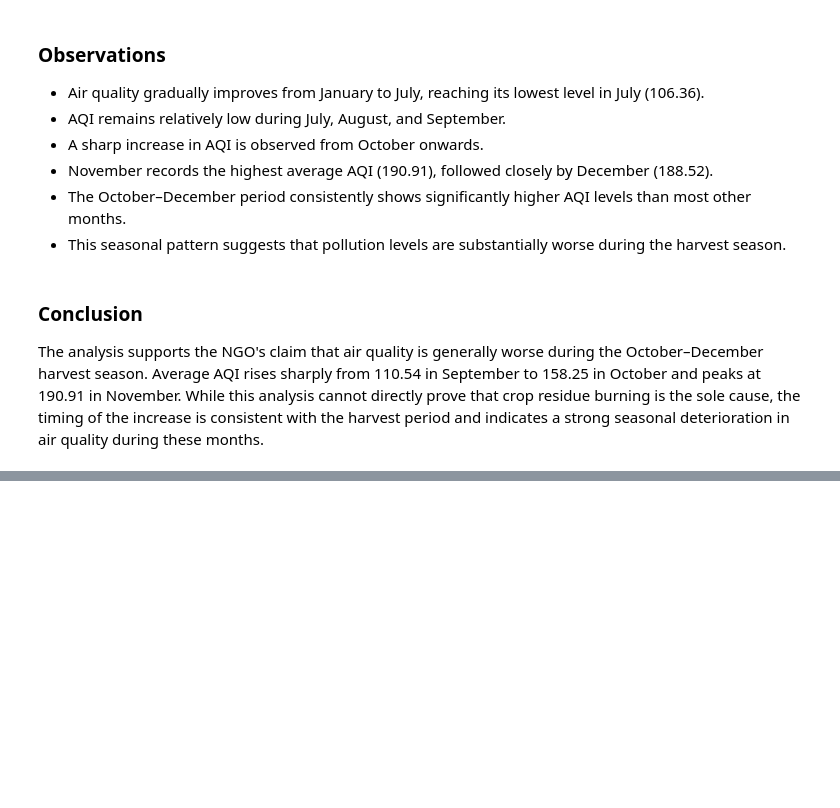
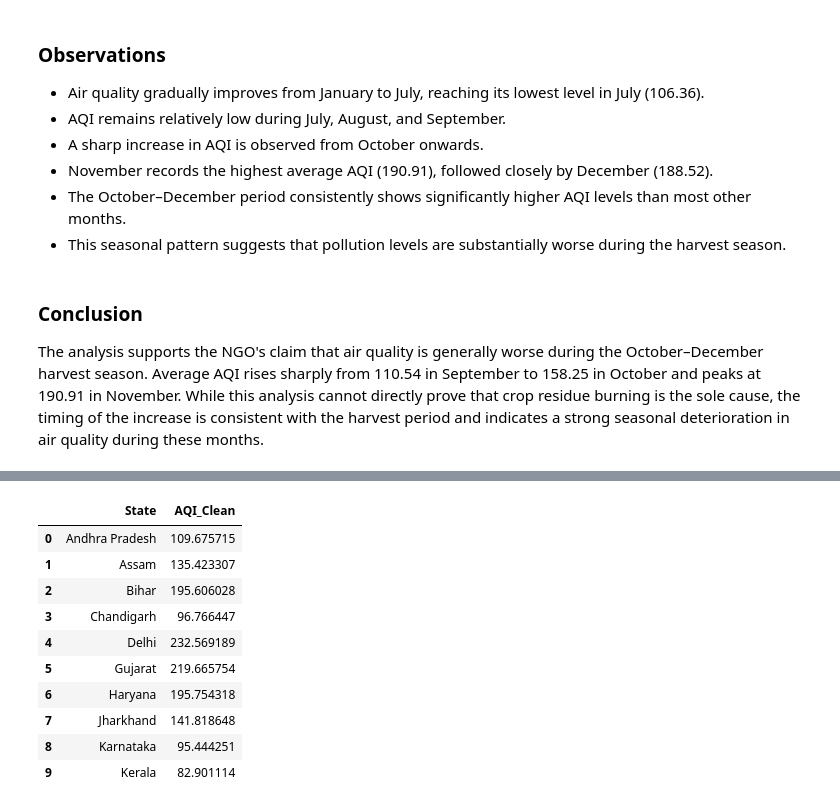
Before and after one commit to an2sh4a/ML-Lab-2547262, a Jupyter notebook: Lab-1/lab-1.ipynb, the cells around one changed output, grey strips where cells are left out. Cells and saved outputs as stored; diff of their text form; code cells hidden in the pictures; blank space fills up the shorter version.

```diff
--- a/Lab-1/lab-1.ipynb
+++ b/Lab-1/lab-1.ipynb
@@ -777,0 +794,18 @@ The analysis supports the NGO's claim that air quality is generally worse during
+# %%
+#State-wise AQI Dataset
+aqi_state = city.groupby(
+    'State'
+)['AQI_Clean'].mean().reset_index()
+aqi_state.head(10)
+# %% [output]
+|  | State | AQI_Clean |
+| 0 | Andhra Pradesh | 109.675715 |
+| 1 | Assam | 135.423307 |
+| 2 | Bihar | 195.606028 |
+| 3 | Chandigarh | 96.766447 |
+| 4 | Delhi | 232.569189 |
+| 5 | Gujarat | 219.665754 |
+| 6 | Haryana | 195.754318 |
+| 7 | Jharkhand | 141.818648 |
+| 8 | Karnataka | 95.444251 |
+| 9 | Kerala | 82.901114 |
```
Also changed, not shown: parts of 14 cells of this notebook.
